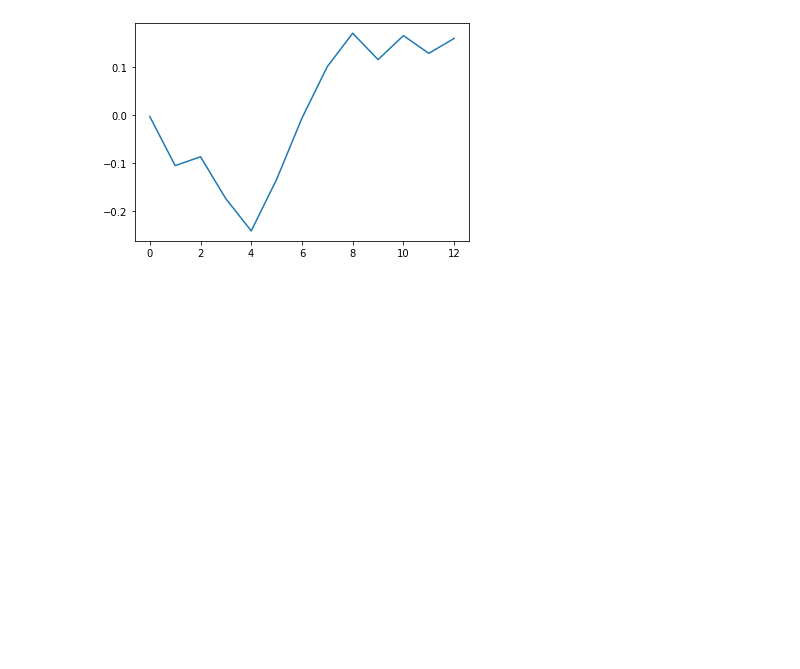
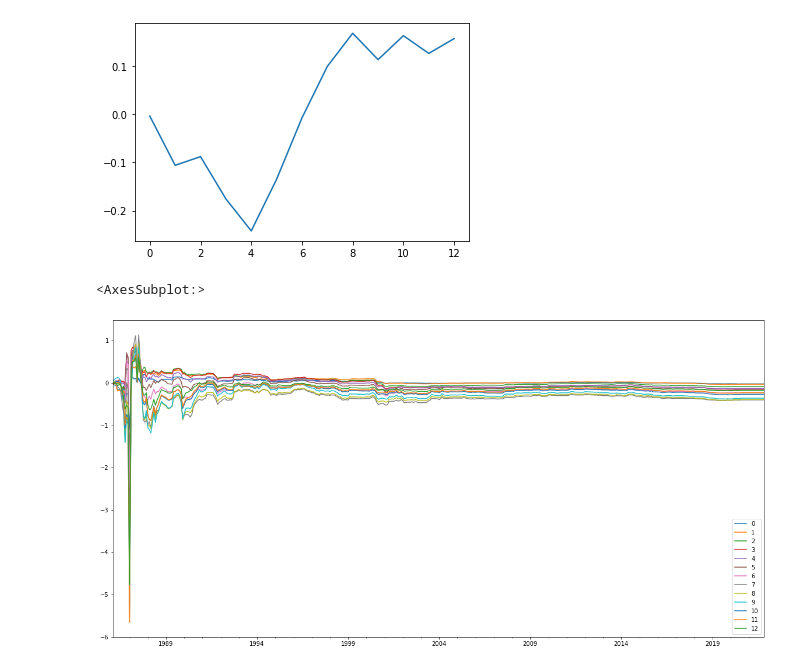
Before and after one commit to t0nychn/UG_thesis, a Jupyter notebook: Kalman_test.ipynb, the cells around one changed output. Cells and saved outputs as stored; diff of their text form; code cells hidden in the pictures; blank space fills up the shorter version.

```diff
--- a/Kalman_test.ipynb
+++ b/Kalman_test.ipynb
@@ -17,3 +22,13 @@ kf.mean().plot()
 # %% [output]
 <AxesSubplot:>
 [figure]
+# %%
+gpr = load('data/GPRGlobal.csv')
+gpr_shock = calc_shock('GPRI', gpr)
+# %%
+kf2 = KF().run('contract_1', 'GPRI', c1.join(gpr_shock).dropna())
+# %%
+kf2.plot(figsize=(20, 10))
+# %% [output]
+<AxesSubplot:>
+[figure, added]
```
Also changed, not shown: parts of 4 cells of this notebook, 1 other file.
